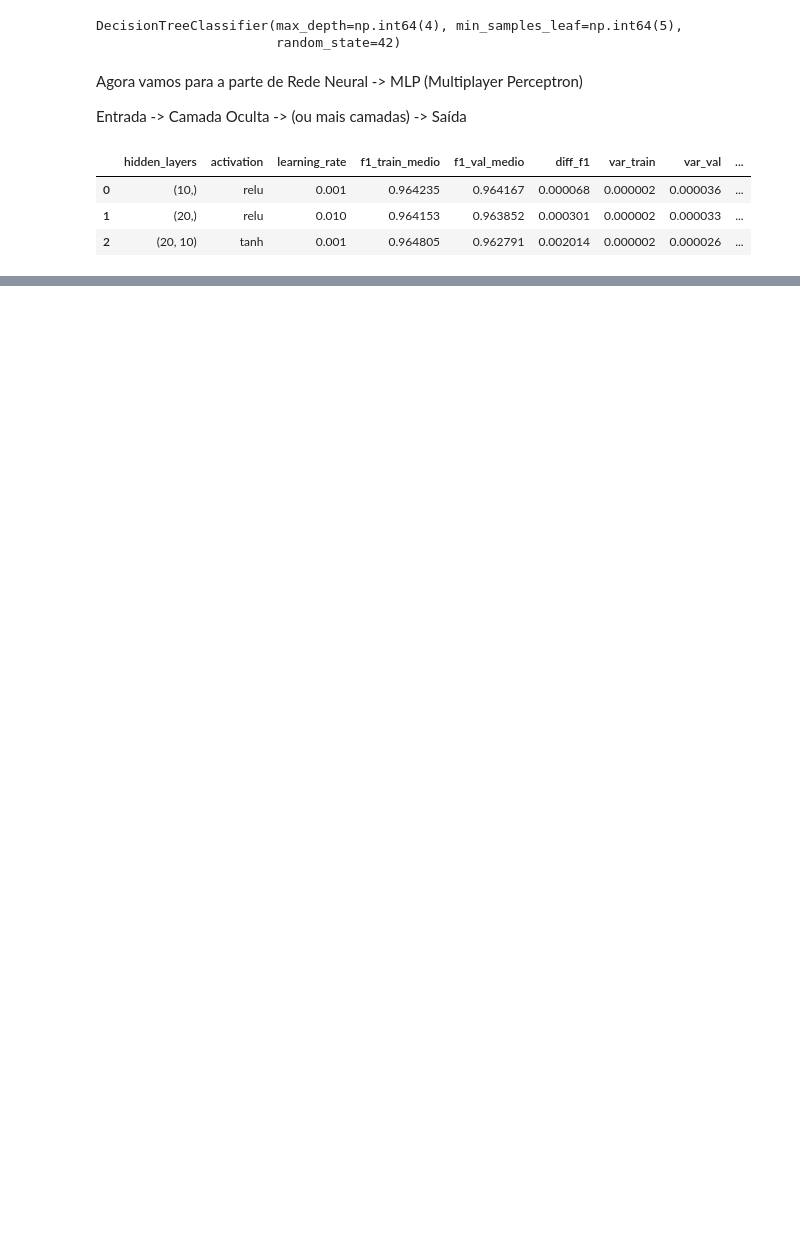
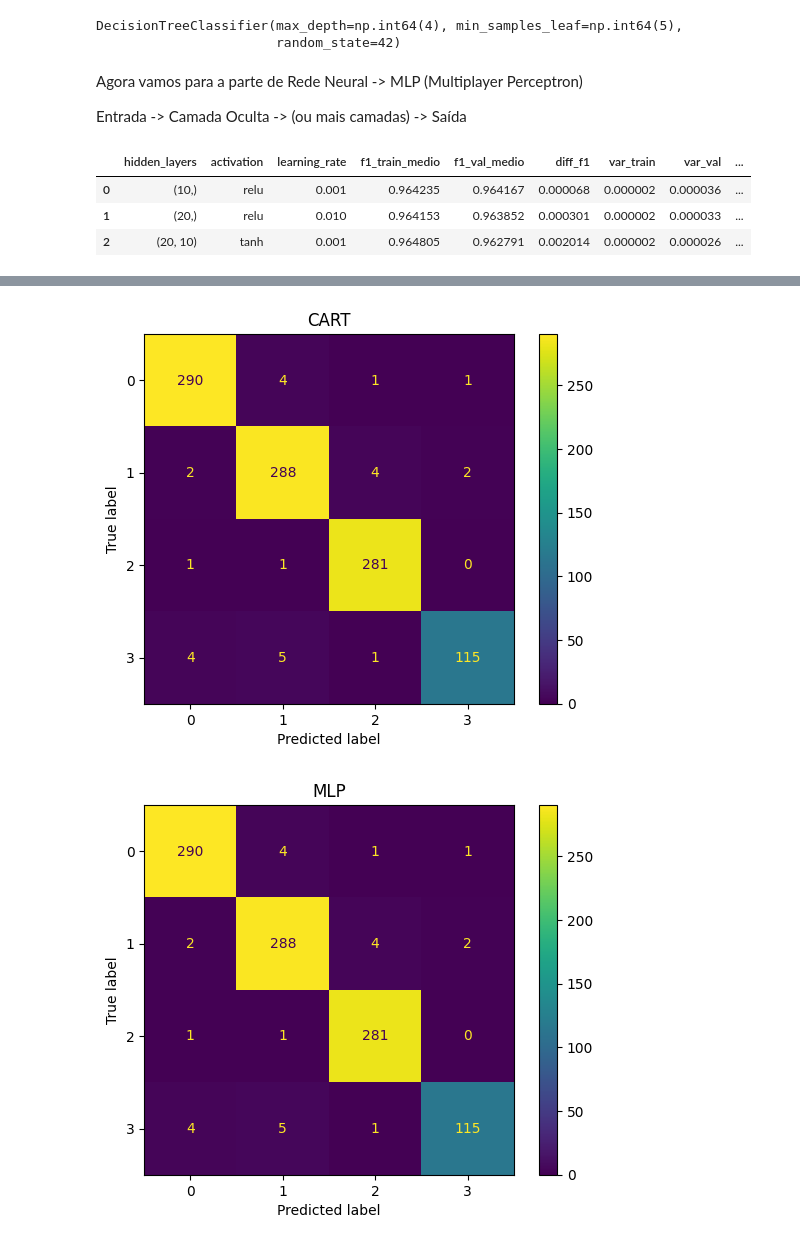
Before and after one commit to MatheusLoureiro2003/Classificao-Sistemas-Inteligentes, a Jupyter notebook: data_creation/teste.ipynb, the cells around one changed output, grey strips where cells are left out. Cells and saved outputs as stored; diff of their text form; code cells hidden in the pictures; blank space fills up the shorter version.

```diff
--- a/data_creation/teste.ipynb
+++ b/data_creation/teste.ipynb
@@ -363,0 +411,6 @@ display(df_resultados_mlp)
+# %%
+y_teste = df_teste["tri"]
+
+X_teste = df_teste.drop(columns=["gcs", "avpu", "tri", "sobr"])
+# %%
+y_pred_cart = melhor_cart_modelo.predict(X_teste)
@@ -363,0 +436,4 @@ display(df_resultados_mlp)
+# %%
+X_teste_scaled = scaler_final.transform(X_teste)
+# %%
+y_pred_mlp = melhor_mlp_modelo.predict(X_teste_scaled)
@@ -363,0 +455,13 @@ display(df_resultados_mlp)
+# %%
+from sklearn.metrics import ConfusionMatrixDisplay
+
+ConfusionMatrixDisplay.from_predictions(y_teste, y_pred_cart)
+plt.title("CART")
+plt.show()
+
+ConfusionMatrixDisplay.from_predictions(y_teste, y_pred_mlp)
+plt.title("MLP")
+plt.show()
+# %% [output]
+[figure, added]
+[figure, added]
```
Also changed, not shown: parts of 7 cells of this notebook, 1 other file.
